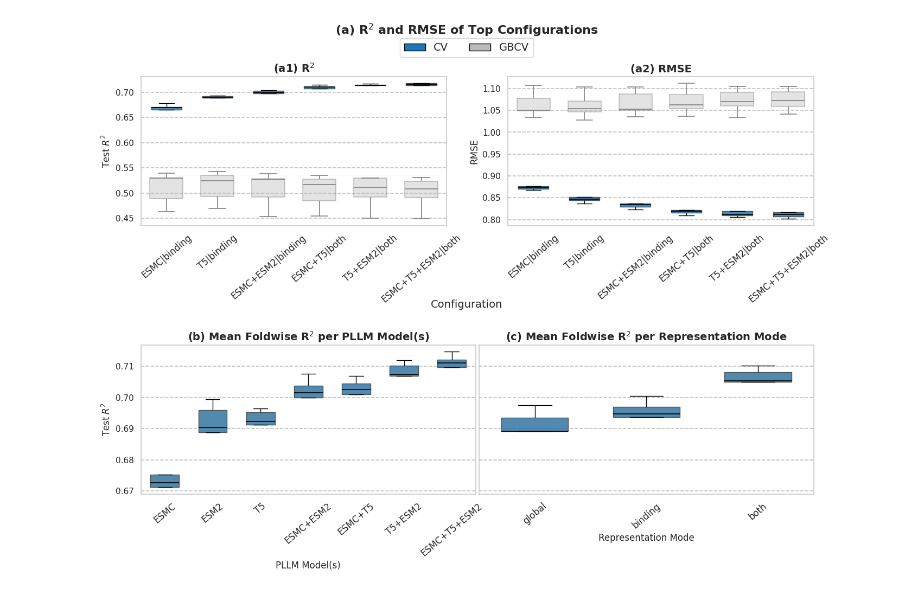
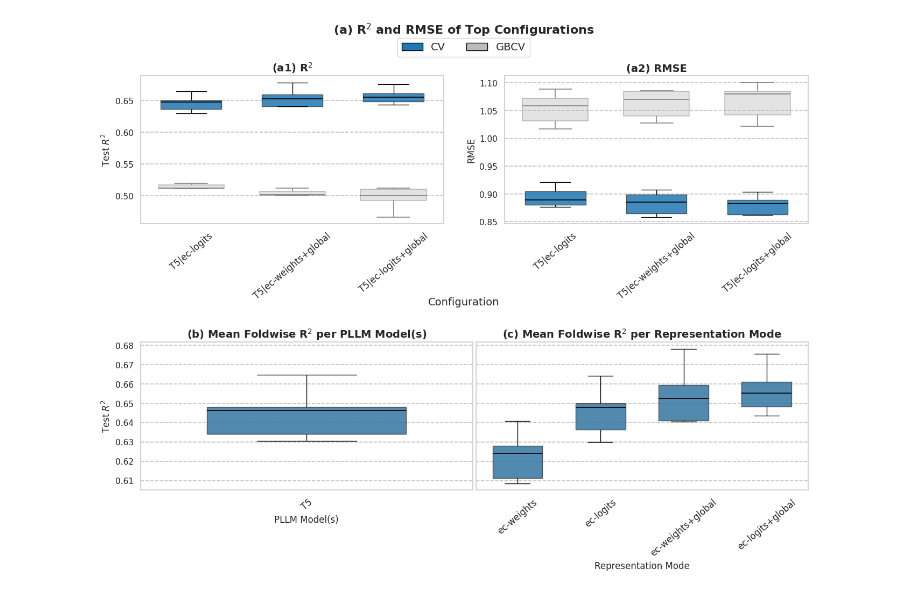
Before and after one commit to Digital-Metabolic-Twin-Centre/KinForm, a Jupyter notebook: code/plots/plots.ipynb, the cells around one changed output. Cells and saved outputs as stored; diff of their text form; code cells hidden in the pictures.

```diff
--- a/code/plots/plots.ipynb
+++ b/code/plots/plots.ipynb
@@ -13,7 +13,7 @@ from matplotlib.patches import Patch
 mpl.rcParams.update(mpl.rcParamsDefault)
 
 # Load results
-results_path = '/home/msp/saleh/KinForm/results/prot_rep_gs_eitlem.pkl'
+results_path = '/home/msp/saleh/KinForm/results/ec_test.pkl'
 with open(results_path, 'rb') as f:
     all_results = pickle.load(f)
 
@@ -273,34 +273,34 @@ sns.boxplot(
     data=df_rep[df_rep['split'] == 'kfold'],
     x='group', y='r2', ax=ax_bot_right,
     color=cv_color, width=0.6, showfliers=False,
     boxprops=dict(alpha=0.85),
     medianprops=dict(color='black', linewidth=1.25),
     whiskerprops=dict(color='black'),
     capprops=dict(color='black')
 )
 ax_bot_right.set_title(
     r"(c) Mean Foldwise $\mathbf{R}^2$ per Representation Mode",
     fontsize=14, fontweight='bold'
 )
 ax_bot_right.set_xlabel('Representation Mode')
 ax_bot_right.set_ylabel("")  # no redundant ylabel
 ax_bot_right.tick_params(axis='x', rotation=40)
 ax_bot_right.grid(axis='y', linestyle='--', linewidth=1.2, color='gray', alpha=0.5)
 ax_bot_right.grid(axis='x', visible=False)
 
 # 9) Share y‐axis on bottom row
 ax_bot_right.set_ylim(ax_bot_left.get_ylim())
 ax_bot_right.tick_params(labelleft=False)
 for ax in [ax_bot_left, ax_bot_right, ax_top_left, ax_top_right]:
     ax.tick_params(axis='x', labelsize=12)
 # 10) Save & show
 fig.savefig(
     '/home/msp/saleh/KinForm/results/plots/full_gridsearch_summary.png',
     bbox_inches="tight", dpi=600
 )
 plt.show()
 # %% [output]
-[figure, old version]
+[figure, new version]
 # %%
 import pickle
 import pandas as pd
```
Also changed, not shown: parts of 8 cells of this notebook, 28 other files.
